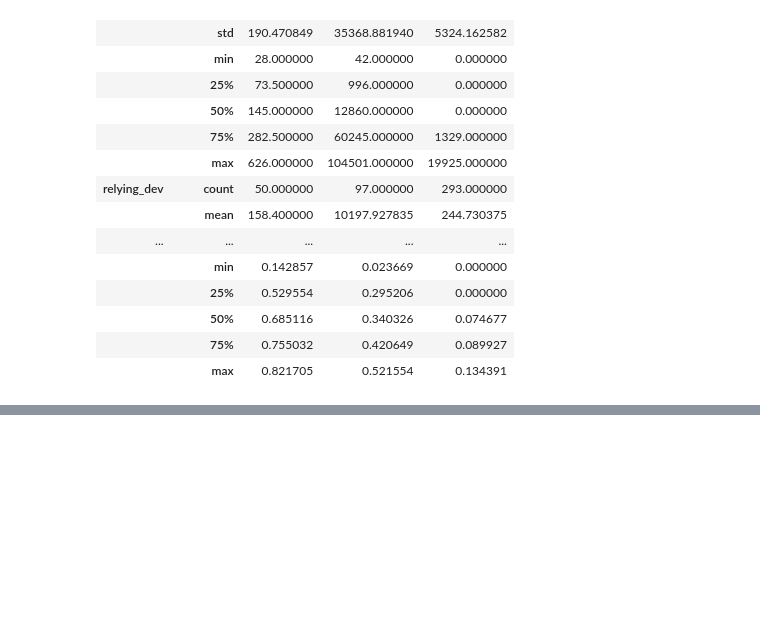
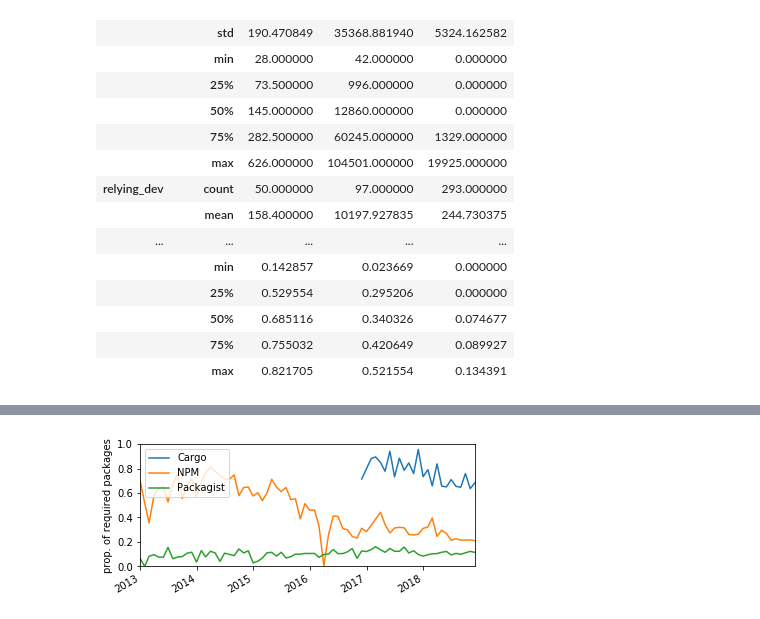
Before and after one commit to AlexandreDecan/secos-zero, a Jupyter notebook: notebooks/Magic zero.ipynb, the cells around one changed output, grey strips where cells are left out. Saved outputs shown, nothing was run; the diff lists cells and outputs as text; code cells hidden in the pictures; blank space fills up the shorter version.

Commit message:
Required packages <1.0.0

```diff
--- a/notebooks/Magic zero.ipynb
+++ b/notebooks/Magic zero.ipynb
@@ -465,0 +486,48 @@ _.groupby('ecosystem').describe().T
+# %%
+fig, ax = matplotlib.pyplot.subplots()
+
+data = dict()
+for ecosystem in ECOSYSTEMS:
+    data[ecosystem] = (
+        df_dependencies[ecosystem]
+        .merge(
+            (
+                df_releases[ecosystem]
+                [lambda d: d['major'] > 0]
+                [['package', 'rank', 'date']]
+            ),
+            how='inner',
+            left_on=['source', 'rank'],
+            right_on=['package', 'rank'],
+        )
+        .sort_values('i_dev')
+        .drop_duplicates('target', keep='last')
+        .groupby(pandas.Grouper(key='date', freq='M'))
+        .agg({
+            'target': 'count',
+            'i_dev': 'sum',
+        })
+        .assign(prop=lambda d: d['i_dev'] / d['target'])
+        .fillna(0)
+        [lambda d: d['target'] >= 10]
+    )
+
+    (
+        data[ecosystem]
+        .rename(columns={'prop': ecosystem})
+        [[ecosystem]]
+        .plot(ax=ax, color=COLORS[ecosystem])
+    )
+
+ax.set(
+    xlabel='',
+    xlim=DATE_RANGE,
+    ylabel='prop. of required packages',
+    ylim=(0, 1),
+)
+
+ax.legend(loc='upper left')
+
+savefig(fig, 'production_required')
+# %% [output]
+[figure, added]
```
Also changed, not shown: parts of 10 cells of this notebook.
